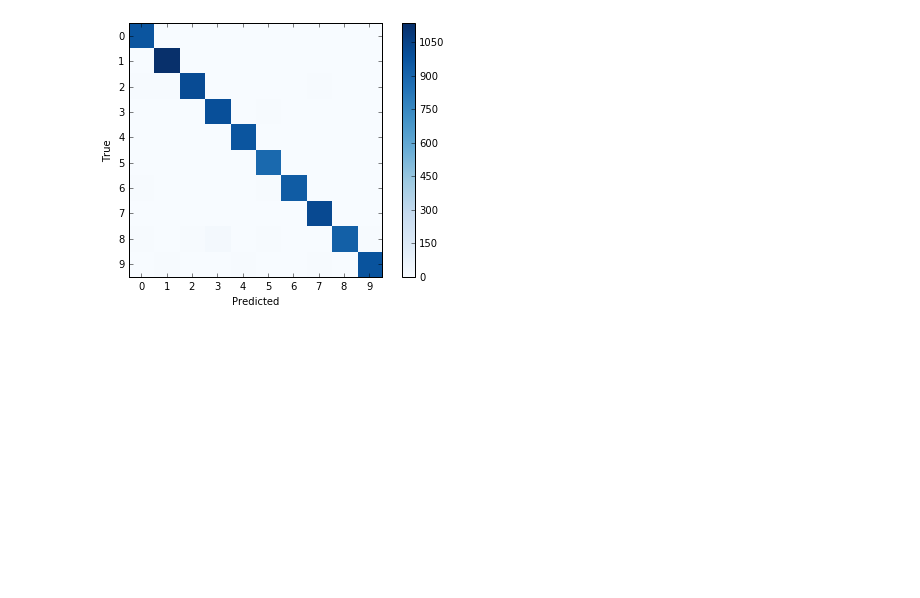
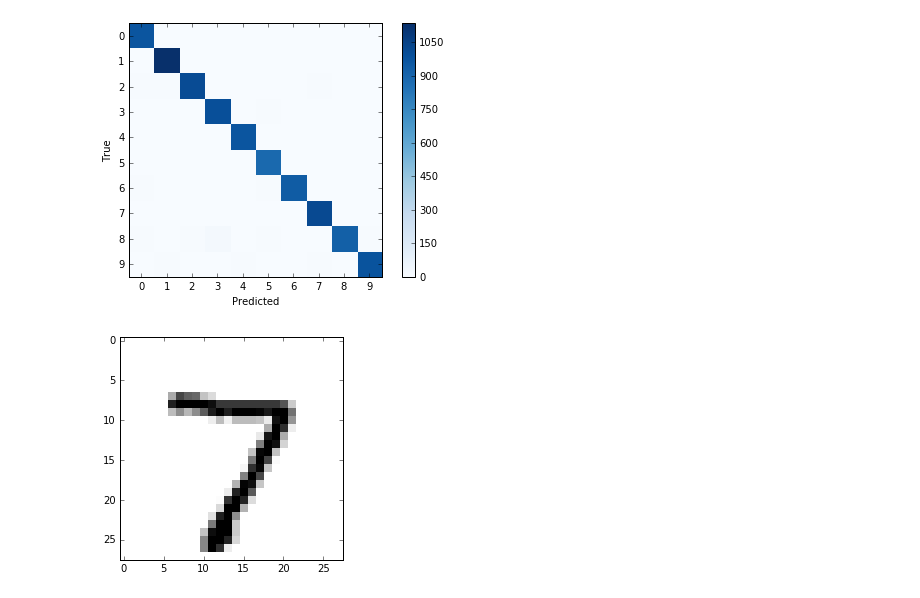
Before and after one commit to ijustloveses/tensorflow_tutorial, a Jupyter notebook: 02_Convolutional_NN.ipynb, the cells around one changed output. Saved outputs shown, nothing was run; the diff lists cells and outputs as text; code cells hidden in the pictures; blank space fills up the shorter version.

```diff
--- a/02_Convolutional_NN.ipynb
+++ b/02_Convolutional_NN.ipynb
@@ -463,3 +492,9 @@ print_confusion_matrix()
  [   5    2    5   18    4    5    0    3  926    6]
  [   2    5    0    3    7    4    0    7    0  981]]
 [figure]
+# %%
+# 来看一下图片和权重以及 Conv 层输出图片的例子
+image1 = data.test.images[0]
+plot_image(image1)
+# %% [output]
+[figure, added]
```
Also changed, not shown: parts of 5 cells of this notebook.
